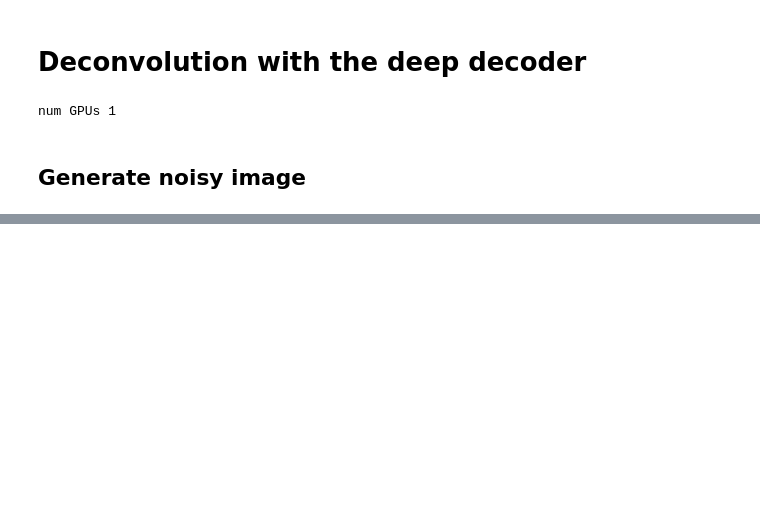
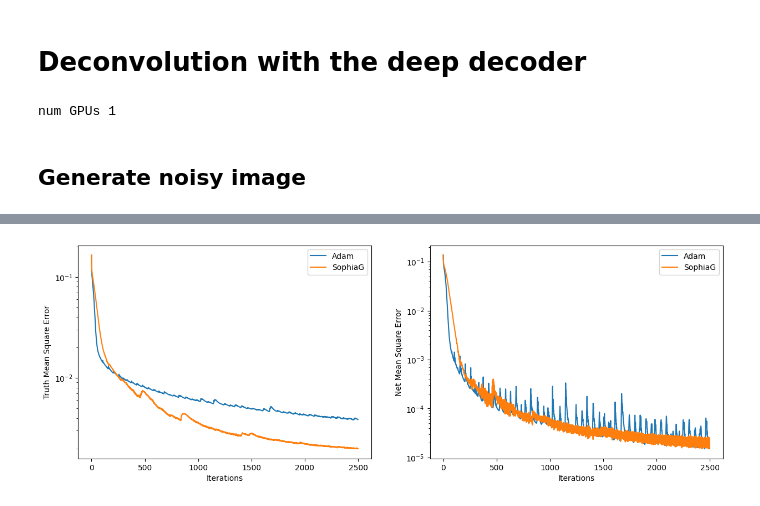
Before and after one commit to nathan-rousselot/deep-decoder-sophia, a Jupyter notebook: deconvolution.ipynb, the cells around one changed output, grey strips where cells are left out. Saved outputs shown, nothing was run; the diff lists cells and outputs as text; code cells hidden in the pictures; blank space fills up the shorter version.

```diff
--- a/deconvolution.ipynb
+++ b/deconvolution.ipynb
@@ -149,0 +180,34 @@ ax3.axis('off')
+# %%
+fig = plt.figure(figsize = (15,5))
+#fig.settitle('Convergence Analysis')
+
+ax1 = fig.add_subplot(121)
+#ax1.semilogy(mse_t_sgd,label="SGD")
+ax1.semilogy(mse_t_adam,label="Adam")
+#ax1.semilogy(mse_t_lbfgs)
+ax1.semilogy(mse_t_sophia,label="SophiaG")
+#ax1.semilogy(mse_t_sophiah,label="SophiaH")
+
+#ax1.semilogy(mse_t_omd,label="OMD")
+ax1.legend(['Adam','SophiaG'])
+#ax1.legend(['SGD','Adam','Sophia','OMD'])
+
+ax2 = fig.add_subplot(122)
+ax1.set_xlabel('Iterations')
+ax1.set_ylabel('Truth Mean Square Error')
+#ax2.semilogy(mse_n_sgd,label="SGD")
+ax2.semilogy(mse_n_adam,label="Adam")
+#ax2.semilogy(mse_n_lbfgs)
+ax2.semilogy(mse_n_sophia,label="SophiaG")
+#ax2.semilogy(mse_n_sophiah,label="SophiaH")
+
+#ax2.semilogy(mse_n_omd,label="OMD")
+ax2.legend(['Adam','SophiaG'])
+#ax2.legend(['SGD','Adam','Sophia','OMD'])
+
+ax2.set_xlabel('Iterations')
+ax2.set_ylabel('Net Mean Square Error')
+
+plt.savefig('deconv_mse.pdf')
+# %% [output]
+[figure, added]
```
Also changed, not shown: parts of 5 cells of this notebook, 1 other file.
